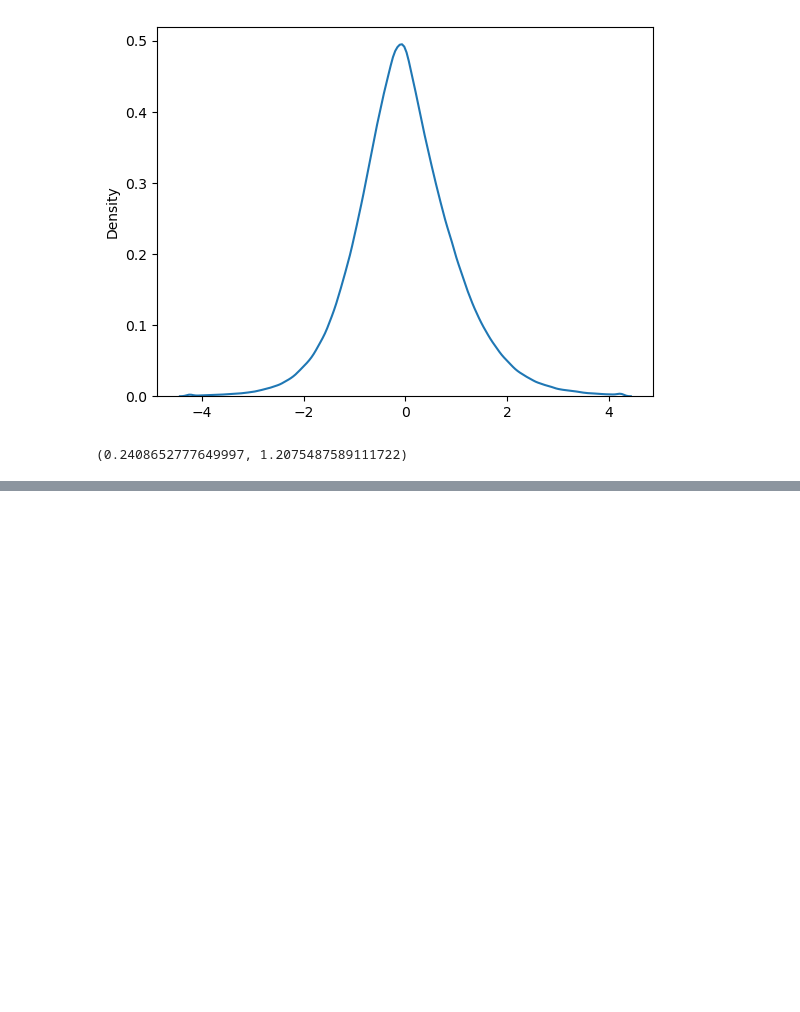
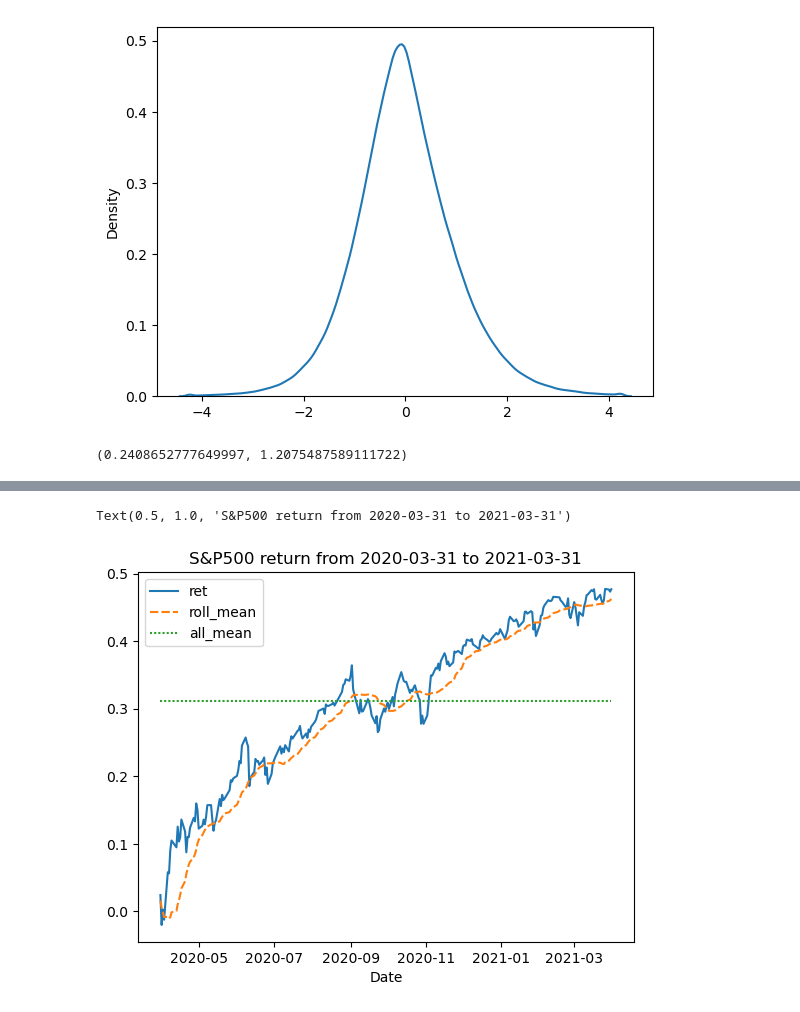
Before and after one commit to JimmyGoo/6000proj2, a Jupyter notebook: EDA.ipynb, the cells around one changed output, grey strips where cells are left out. Saved outputs shown, nothing was run; the diff lists cells and outputs as text; code cells hidden in the pictures; blank space fills up the shorter version.

```diff
--- a/EDA.ipynb
+++ b/EDA.ipynb
@@ -77,0 +79,3 @@ skew(ret_train_flat), kurtosis(ret_train_flat, fisher=True)
+# %%
+sp500 = pd.read_csv('./data/SP500.csv').set_index('Date')['Close'].pct_change().dropna()
+sp500
@@ -77,0 +96,12 @@ skew(ret_train_flat), kurtosis(ret_train_flat, fisher=True)
+# %%
+df = pd.DataFrame(index=sp500.index)
+df['ret'] = sp500.cumsum()
+df['roll_mean'] = df['ret'].rolling(20).mean()
+df = df.loc['2020-03-31':'2021-03-31']
+df['all_mean'] = df['ret'].mean()
+df.index = pd.to_datetime(df.index)
+plot = sns.lineplot(df)
+plot.set_title('S&P500 return from 2020-03-31 to 2021-03-31')
+# %% [output]
+Text(0.5, 1.0, 'S&P500 return from 2020-03-31 to 2021-03-31')
+[figure, added]
```
Also changed, not shown: parts of 6 cells of this notebook, 2 other files.
